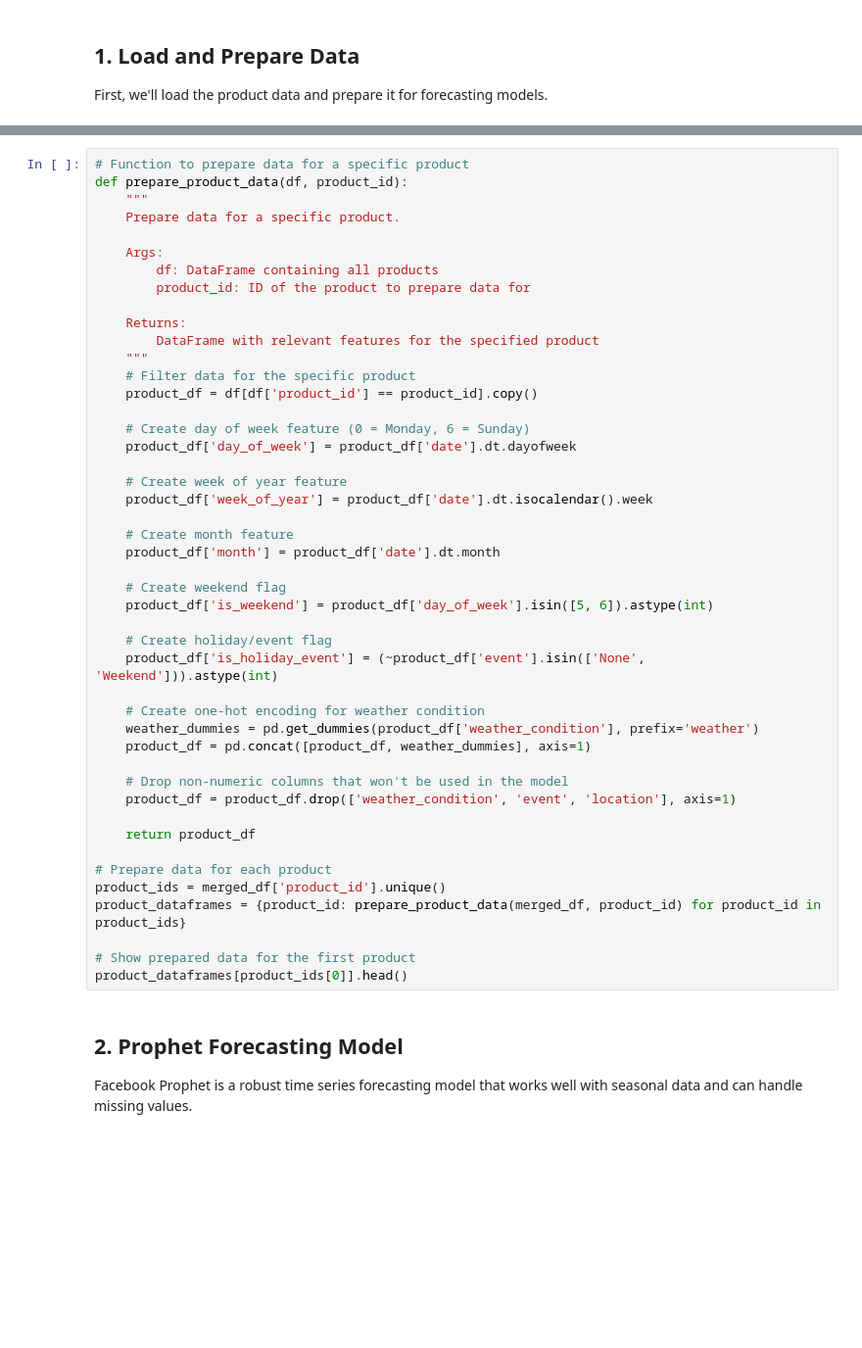
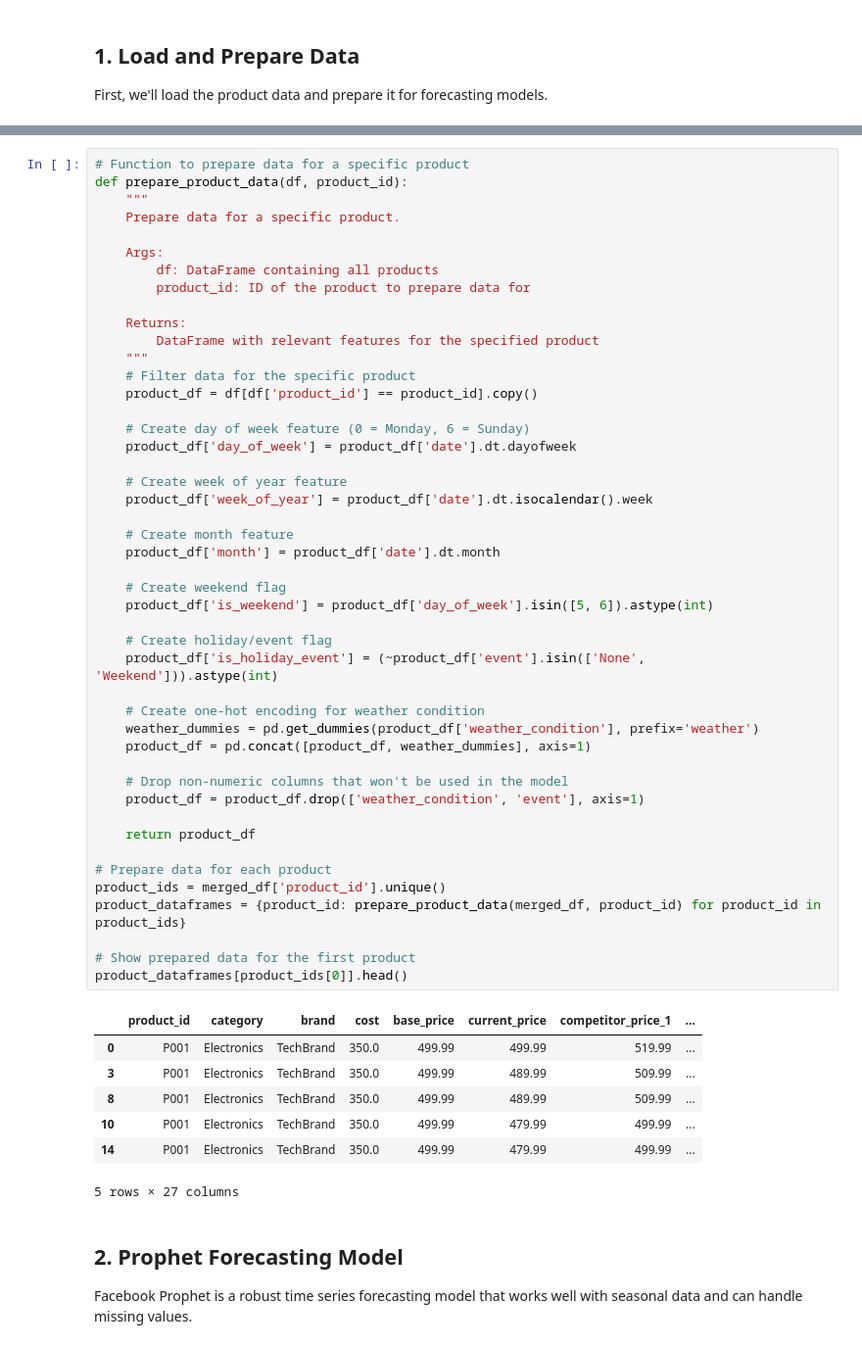
Before and after one commit to vaibhavchauhan-15/Smart-Dynamic-Pricing-System, a Jupyter notebook: notebooks/02_demand_forecasting.ipynb, the cells around one changed output, grey strips where cells are left out. Shown at 98% size. Cells and saved outputs as stored; diff of their text form; blank space fills up the shorter version.

```diff
--- a/notebooks/02_demand_forecasting.ipynb
+++ b/notebooks/02_demand_forecasting.ipynb
@@ -97,34 +105,42 @@ def prepare_product_data(df, product_id):
 
     # Create day of week feature (0 = Monday, 6 = Sunday)
     product_df['day_of_week'] = product_df['date'].dt.dayofweek
 
     # Create week of year feature
     product_df['week_of_year'] = product_df['date'].dt.isocalendar().week
 
     # Create month feature
     product_df['month'] = product_df['date'].dt.month
 
     # Create weekend flag
     product_df['is_weekend'] = product_df['day_of_week'].isin([5, 6]).astype(int)
 
     # Create holiday/event flag
     product_df['is_holiday_event'] = (~product_df['event'].isin(['None', 'Weekend'])).astype(int)
 
     # Create one-hot encoding for weather condition
     weather_dummies = pd.get_dummies(product_df['weather_condition'], prefix='weather')
     product_df = pd.concat([product_df, weather_dummies], axis=1)
 
     # Drop non-numeric columns that won't be used in the model
-    product_df = product_df.drop(['weather_condition', 'event', 'location'], axis=1)
+    product_df = product_df.drop(['weather_condition', 'event'], axis=1)
 
     return product_df
 
 # Prepare data for each product
 product_ids = merged_df['product_id'].unique()
 product_dataframes = {product_id: prepare_product_data(merged_df, product_id) for product_id in product_ids}
 
 # Show prepared data for the first product
 product_dataframes[product_ids[0]].head()
+# %% [output]
+|  | product_id | category | brand | cost | base_price | current_price | competitor_price_1 | ... |
+| 0 | P001 | Electronics | TechBrand | 350.0 | 499.99 | 499.99 | 519.99 | ... |
+| 3 | P001 | Electronics | TechBrand | 350.0 | 499.99 | 489.99 | 509.99 | ... |
+| 8 | P001 | Electronics | TechBrand | 350.0 | 499.99 | 489.99 | 509.99 | ... |
+| 10 | P001 | Electronics | TechBrand | 350.0 | 499.99 | 479.99 | 499.99 | ... |
+| 14 | P001 | Electronics | TechBrand | 350.0 | 499.99 | 479.99 | 499.99 | ... |
+5 rows × 27 columns
 # %% [markdown]
 ## 2. Prophet Forecasting Model
 
```
Also changed, not shown: parts of 8 cells of this notebook.
